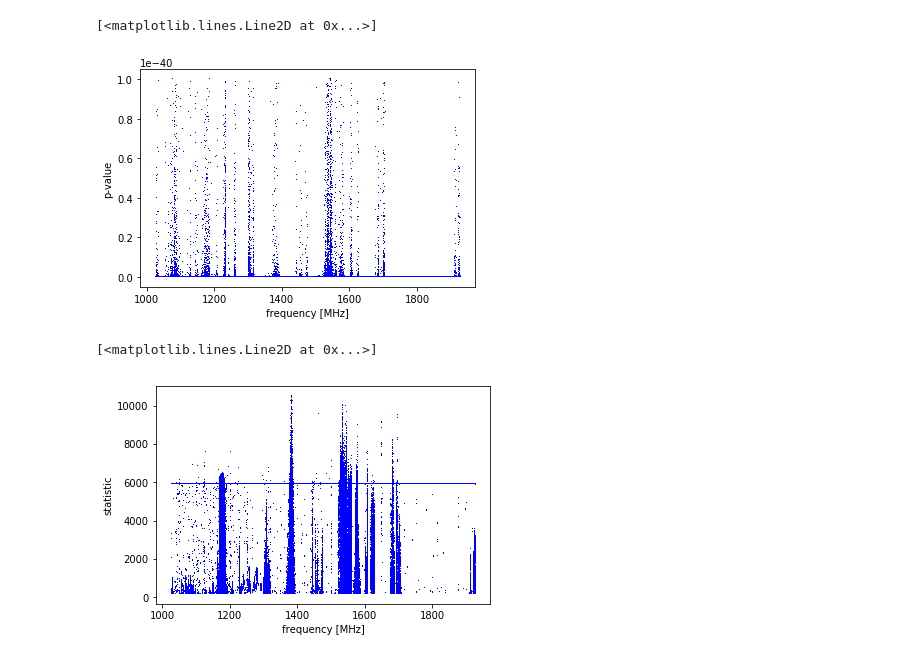
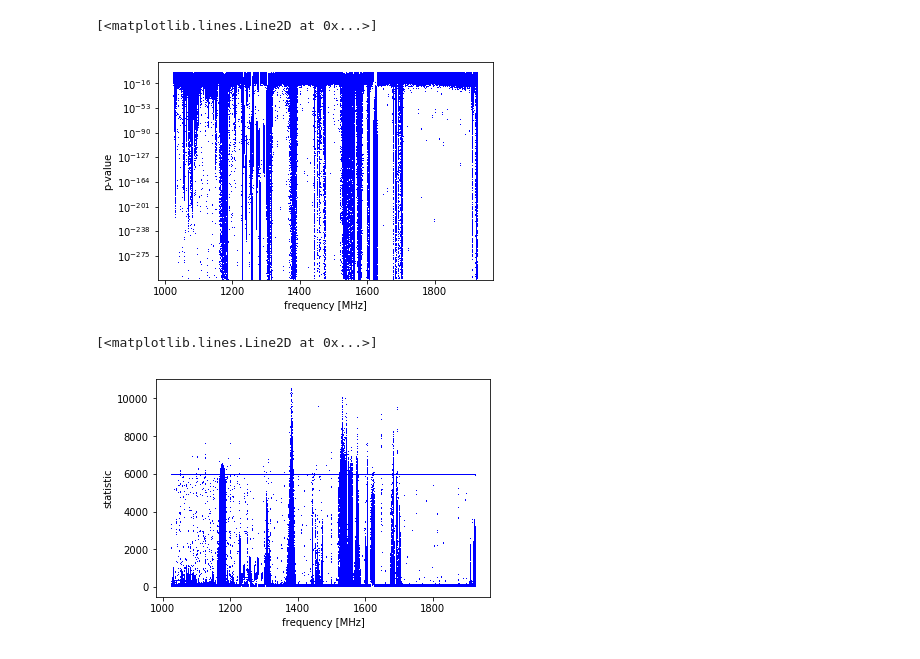
Before and after one commit to FX196/SETI-Energy-Detection, a Jupyter notebook: Result Visualization.ipynb, the cells around one changed output. Saved outputs shown, nothing was run; the diff lists cells and outputs as text; code cells hidden in the pictures.

```diff
--- a/Result Visualization.ipynb
+++ b/Result Visualization.ipynb
@@ -5,5 +24,5 @@ from matplotlib import pyplot as plt
 # %%
-df = pd.read_pickle("GBT_57532_09539_HIP56445_fine/info.pkl")
+df = pd.read_pickle("info_all.pkl")
 df = df.set_index("index")
 df
 # %% [output]
@@ -66,11 +84,12 @@ n, bins, patches = plt.hist(filtered_freqs, bins=num_bins)
 # %%
 plt.figure()
+plt.yscale("log")
 plt.ylabel("p-value")
 plt.xlabel("frequency [MHz]")
 plt.plot(filtered_freqs, p_vals,'b,')
 # %% [output]
 [<matplotlib.lines.Line2D at 0x...>]
-[figure, old version]
+[figure, new version]
 # %%
 plt.figure()
 plt.ylabel("statistic")
@@ -78,4 +97,4 @@ plt.xlabel("frequency [MHz]")
 plt.plot(filtered_freqs, stats,'b,')
 # %% [output]
 [<matplotlib.lines.Line2D at 0x...>]
-[figure, old version]
+[figure, new version]
```
Also changed, not shown: parts of 13 cells of this notebook, 1 other file.
